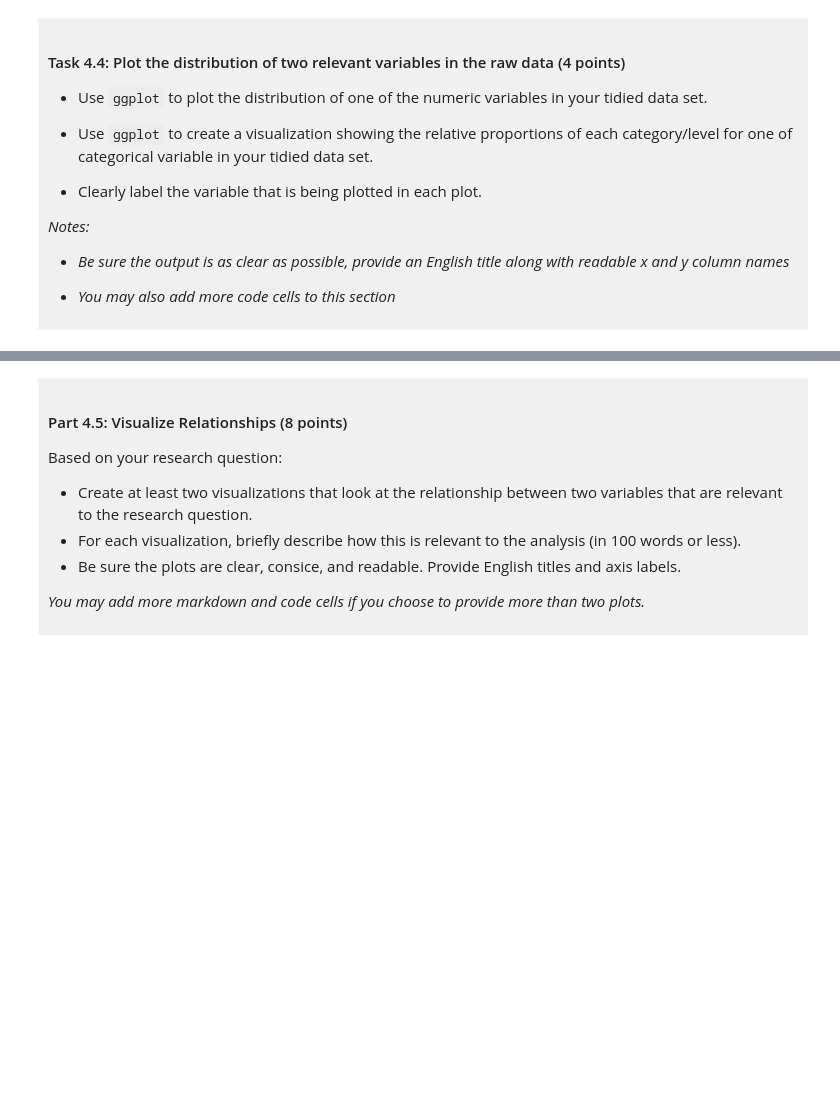
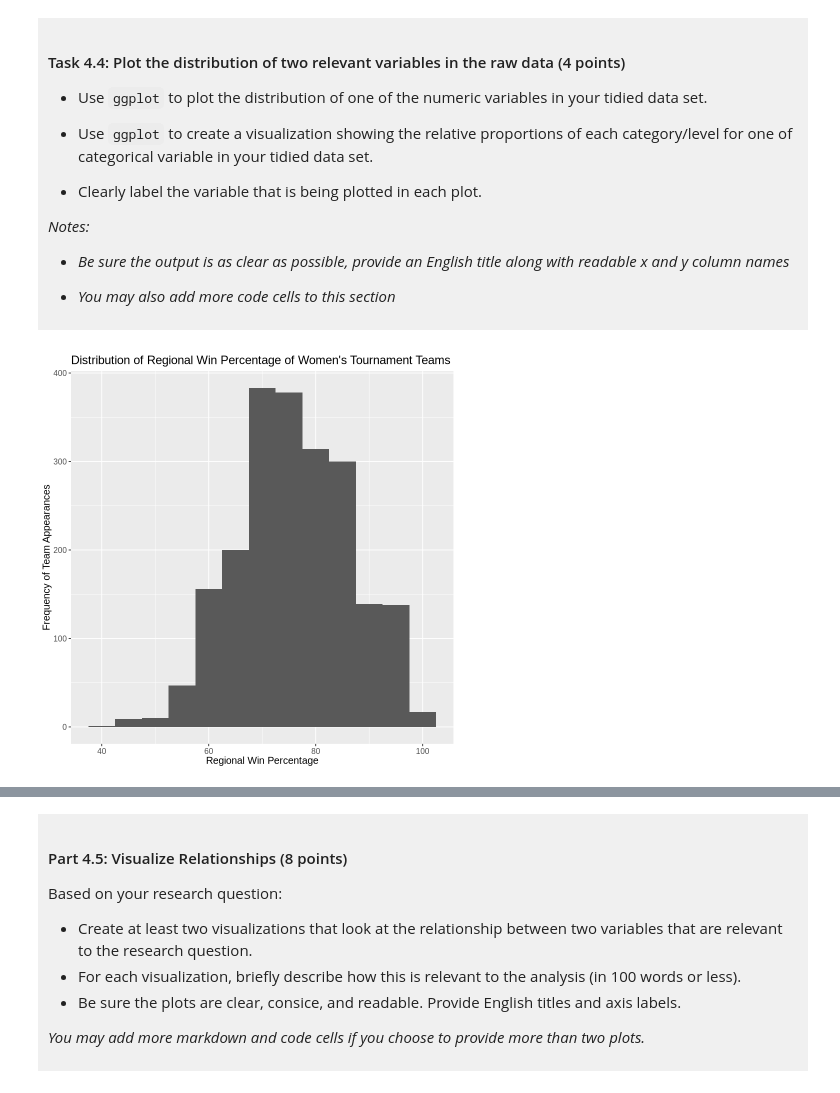
Before and after one commit to RatsRule/dsci-100-project-maxim-egoshin, a Jupyter notebook: dsci-100-project-notebook.ipynb, the cells around one changed output, grey strips where cells are left out. Saved outputs shown, nothing was run; the diff lists cells and outputs as text; code cells hidden in the pictures; blank space fills up the shorter version.

```diff
--- a/dsci-100-project-notebook.ipynb
+++ b/dsci-100-project-notebook.ipynb
@@ -301,5 +348,14 @@ You will refine your research question (if needed) and produce a tidy data set.
 
 </div>
 # %%
-### EDIT THIS CODE CELL FOR PLOT 1 ###
+reg_wins_hist <- wmm_data_tidy |> #in this histogram, each bar shows how many team appearances (or rows in our data set) have a regional win percentage that falls in a 5-point wide range.
+    ggplot(aes(x = reg_wins_pct)) +
+    geom_histogram(binwidth = 5) +
+    labs(x = "Regional Win Percentage",
+         y = "Frequency of Team Appearances",
+         title = "Distribution of Regional Win Percentage of Women's Tournament Teams") +
+    theme(text = element_text(size = 12))
+reg_wins_hist
+# %% [output]
+[figure, added]
 # %%
```
Also changed, not shown: parts of 9 cells of this notebook.
